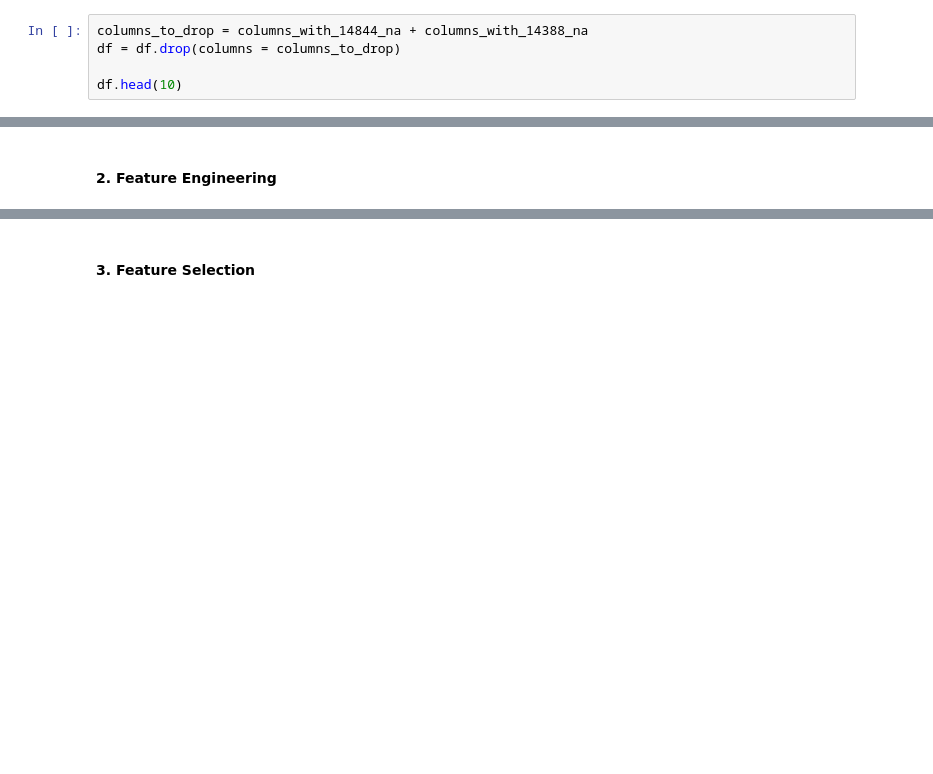
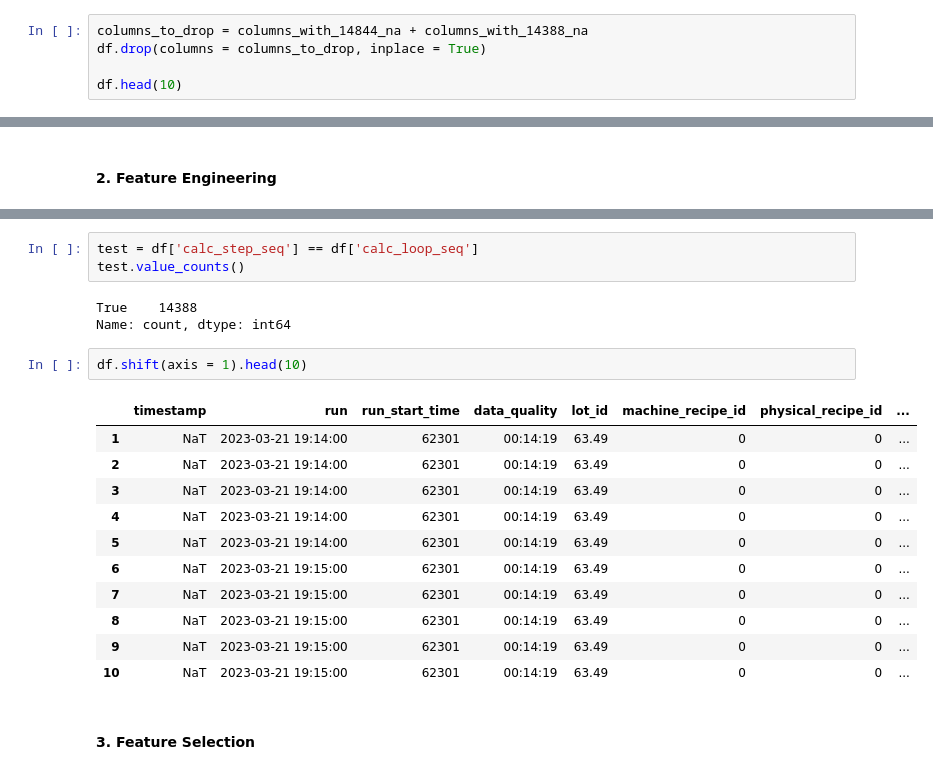
Before and after one commit to christopher192/machine-learning-project, a Jupyter notebook: tool-sensor-anomaly-detection/tool-sensor-anomaly-detection.ipynb, the cells around one changed output, grey strips where cells are left out. Saved outputs shown, nothing was run; the diff lists cells and outputs as text; blank space fills up the shorter version.

```diff
--- a/tool-sensor-anomaly-detection/tool-sensor-anomaly-detection.ipynb
+++ b/tool-sensor-anomaly-detection/tool-sensor-anomaly-detection.ipynb
@@ -144,7 +144,7 @@ unique values in 'event_name': ['WaferStart' nan 'WaferEnd']
 unique values in 'event_id': ['WaferStart' nan 'WaferEnd']
 # %%
 columns_to_drop = columns_with_14844_na + columns_with_14388_na
-df = df.drop(columns = columns_to_drop)
+df.drop(columns = columns_to_drop, inplace = True)
 
 df.head(10)
 # %% [output]
@@ -282,3 +287,23 @@ total unique values in 'calc_loop_seq': 18
+# %%
+test = df['calc_step_seq'] == df['calc_loop_seq']
+test.value_counts()
+# %% [output]
+True    14388
+Name: count, dtype: int64
+# %%
+df.shift(axis = 1).head(10)
+# %% [output]
+|  | timestamp | run | run_start_time | data_quality | lot_id | machine_recipe_id | physical_recipe_id | ... |
+| 1 | NaT | 2023-03-21 19:14:00 | 62301 | 00:14:19 | 63.49 | 0 | 0 | ... |
+| 2 | NaT | 2023-03-21 19:14:00 | 62301 | 00:14:19 | 63.49 | 0 | 0 | ... |
+| 3 | NaT | 2023-03-21 19:14:00 | 62301 | 00:14:19 | 63.49 | 0 | 0 | ... |
+| 4 | NaT | 2023-03-21 19:14:00 | 62301 | 00:14:19 | 63.49 | 0 | 0 | ... |
+| 5 | NaT | 2023-03-21 19:14:00 | 62301 | 00:14:19 | 63.49 | 0 | 0 | ... |
+| 6 | NaT | 2023-03-21 19:15:00 | 62301 | 00:14:19 | 63.49 | 0 | 0 | ... |
+| 7 | NaT | 2023-03-21 19:15:00 | 62301 | 00:14:19 | 63.49 | 0 | 0 | ... |
+| 8 | NaT | 2023-03-21 19:15:00 | 62301 | 00:14:19 | 63.49 | 0 | 0 | ... |
+| 9 | NaT | 2023-03-21 19:15:00 | 62301 | 00:14:19 | 63.49 | 0 | 0 | ... |
+| 10 | NaT | 2023-03-21 19:15:00 | 62301 | 00:14:19 | 63.49 | 0 | 0 | ... |
 # %% [markdown]
 #### 3. Feature Selection
 # %%
```
Also changed, not shown: parts of 1 cell of this notebook, 1 other file.
